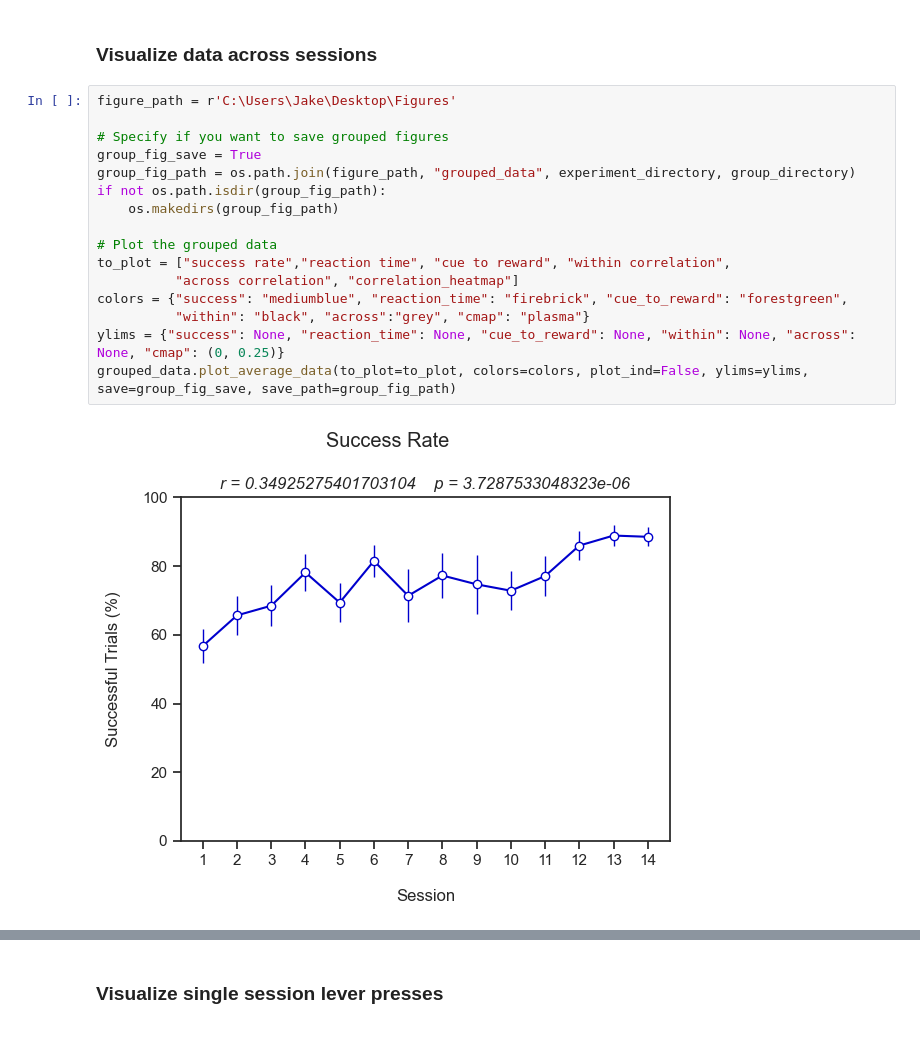
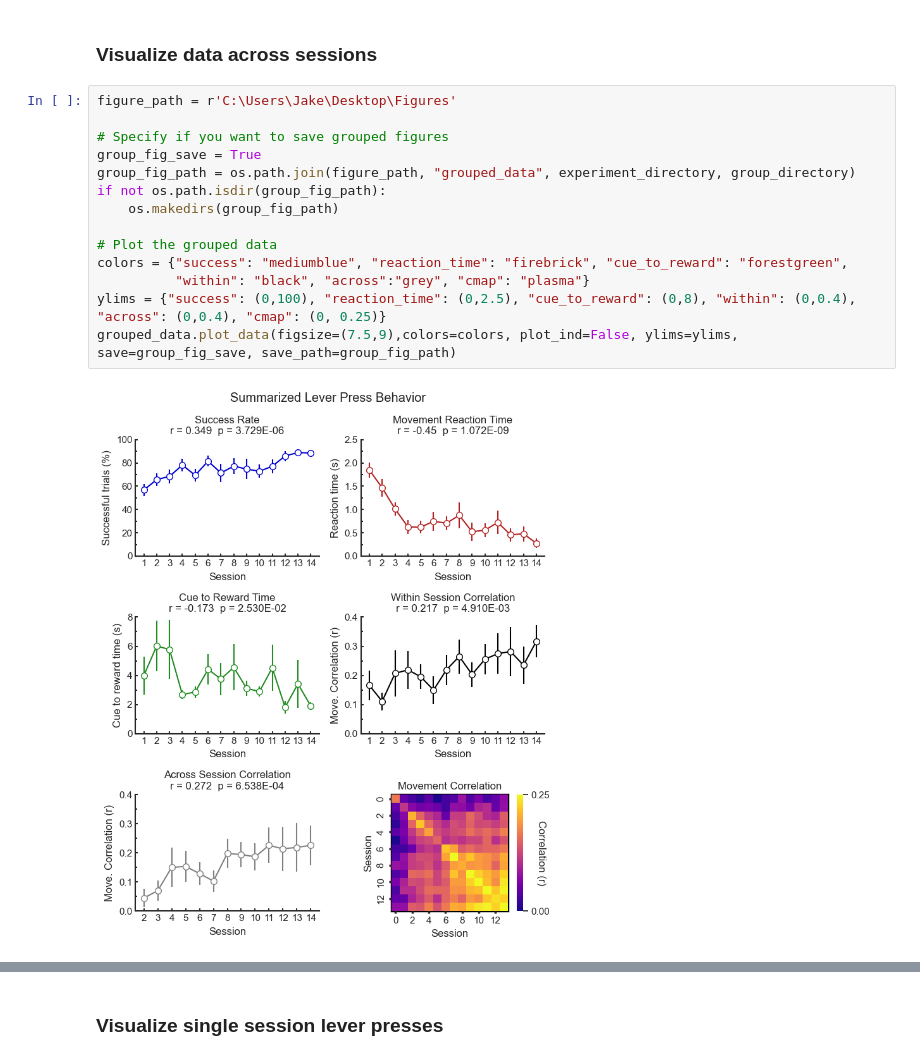
Before and after one commit to wjakewright/Lab_Analyses, a Jupyter notebook: Lab_Analyses/Behavior/Batch_Lever_Press_Analysis_Dual_Spine_Task.ipynb, the cells around one changed output, grey strips where cells are left out. Cells and saved outputs as stored; diff of their text form.

Commit message:
Updated for new plotting functionality

```diff
--- a/Lab_Analyses/Behavior/Batch_Lever_Press_Analysis_Dual_Spine_Task.ipynb
+++ b/Lab_Analyses/Behavior/Batch_Lever_Press_Analysis_Dual_Spine_Task.ipynb
@@ -204,18 +204,16 @@ grouped_data = Group_Lever_Press() # Put individual mouse data inside to visuali
 # %%
 figure_path = r'C:\Users\Jake\Desktop\Figures'
 
 # Specify if you want to save grouped figures
 group_fig_save = True
 group_fig_path = os.path.join(figure_path, "grouped_data", experiment_directory, group_directory)
 if not os.path.isdir(group_fig_path):
     os.makedirs(group_fig_path)
 
 # Plot the grouped data
-to_plot = ["success rate","reaction time", "cue to reward", "within correlation",
-          "across correlation", "correlation_heatmap"]
 colors = {"success": "mediumblue", "reaction_time": "firebrick", "cue_to_reward": "forestgreen",
           "within": "black", "across":"grey", "cmap": "plasma"}
-ylims = {"success": None, "reaction_time": None, "cue_to_reward": None, "within": None, "across": None, "cmap": (0, 0.25)}
-grouped_data.plot_average_data(to_plot=to_plot, colors=colors, plot_ind=False, ylims=ylims, save=group_fig_save, save_path=group_fig_path)
+ylims = {"success": (0,100), "reaction_time": (0,2.5), "cue_to_reward": (0,8), "within": (0,0.4), "across": (0,0.4), "cmap": (0, 0.25)}
+grouped_data.plot_data(figsize=(7.5,9),colors=colors, plot_ind=False, ylims=ylims, save=group_fig_save, save_path=group_fig_path)
 # %% [output]
-[figure, old version]
+[figure, new version]
```
Also changed, not shown: parts of 2 cells of this notebook.
